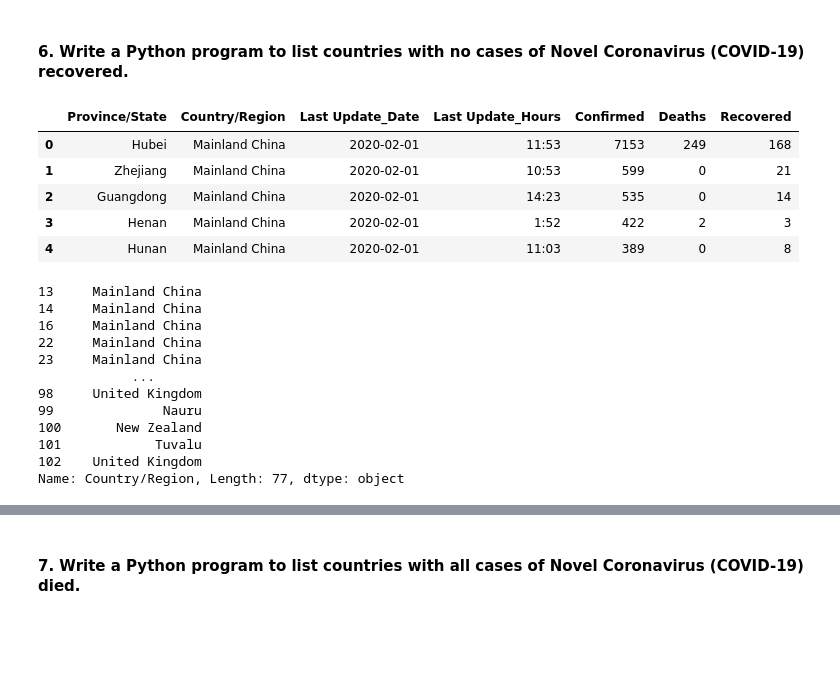
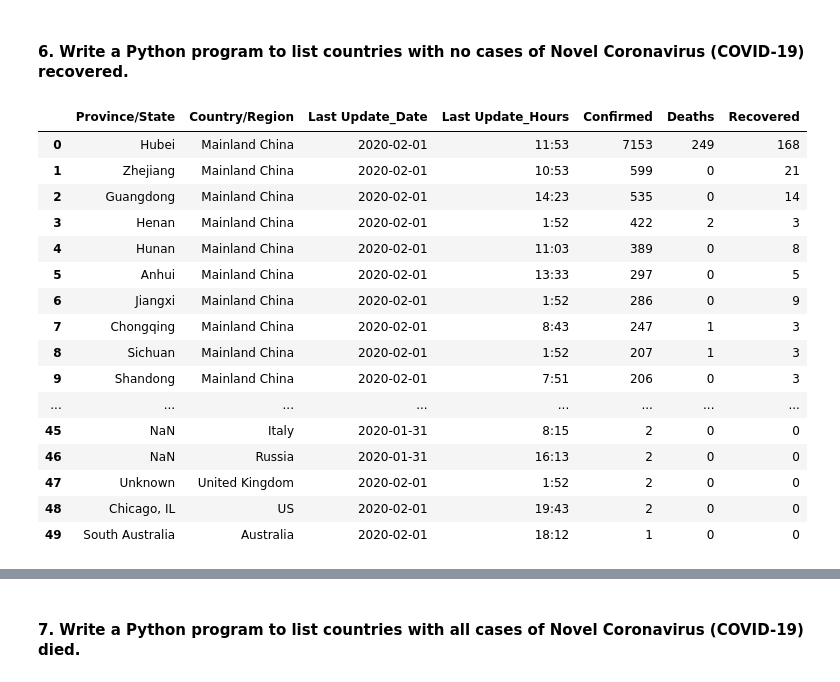
Before and after one commit to Bosha-a/covid_19_dataset, a Jupyter notebook: Covid19.ipynb, the cells around one changed output, grey strips where cells are left out. Drawn from its saved outputs; the diff is of its cells as text; code cells hidden in the pictures; blank space fills up the shorter version.

```diff
--- a/Covid19.ipynb
+++ b/Covid19.ipynb
@@ -21,5 +5,5 @@ memory usage: 5.0+ KB
 # %%
-df = pd.read_csv(r'D:\codes\Depi\02-01-2020.csv')
+df = pd.read_csv(r'file path')
 # %%
 df.head(5)
 # %% [output]
@@ -307,26 +291,22 @@ df.groupby(['Country/Region']).agg({'Deaths' : 'max'})
 # %% [markdown]
 #### 6. Write a Python program to list countries with no cases of Novel Coronavirus (COVID-19) recovered.
 # %%
-df.head()
+df.head(50)
 # %% [output]
 |  | Province/State | Country/Region | Last Update_Date | Last Update_Hours | Confirmed | Deaths | Recovered |
 | 0 | Hubei | Mainland China | 2020-02-01 | 11:53 | 7153 | 249 | 168 |
 | 1 | Zhejiang | Mainland China | 2020-02-01 | 10:53 | 599 | 0 | 21 |
 | 2 | Guangdong | Mainland China | 2020-02-01 | 14:23 | 535 | 0 | 14 |
 | 3 | Henan | Mainland China | 2020-02-01 | 1:52 | 422 | 2 | 3 |
 | 4 | Hunan | Mainland China | 2020-02-01 | 11:03 | 389 | 0 | 8 |
+| 5 | Anhui | Mainland China | 2020-02-01 | 13:33 | 297 | 0 | 5 |
+| 6 | Jiangxi | Mainland China | 2020-02-01 | 1:52 | 286 | 0 | 9 |
+| 7 | Chongqing | Mainland China | 2020-02-01 | 8:43 | 247 | 1 | 3 |
+| 8 | Sichuan | Mainland China | 2020-02-01 | 1:52 | 207 | 1 | 3 |
+| 9 | Shandong | Mainland China | 2020-02-01 | 7:51 | 206 | 0 | 3 |
+| ... | ... | ... | ... | ... | ... | ... | ... |
+| 45 | NaN | Italy | 2020-01-31 | 8:15 | 2 | 0 | 0 |
+| 46 | NaN | Russia | 2020-01-31 | 16:13 | 2 | 0 | 0 |
+| 47 | Unknown | United Kingdom | 2020-02-01 | 1:52 | 2 | 0 | 0 |
+| 48 | Chicago, IL | US | 2020-02-01 | 19:43 | 2 | 0 | 0 |
+| 49 | South Australia | Australia | 2020-02-01 | 18:12 | 1 | 0 | 0 |
-# %%
-df[df['Recovered'] == 0]['Country/Region']
-# %% [output]
-13     Mainland China
-14     Mainland China
-16     Mainland China
-22     Mainland China
-23     Mainland China
-            ...
-98     United Kingdom
-99              Nauru
-100       New Zealand
-101            Tuvalu
-102    United Kingdom
-Name: Country/Region, Length: 77, dtype: object
```
Also changed, not shown: parts of 9 cells of this notebook.
